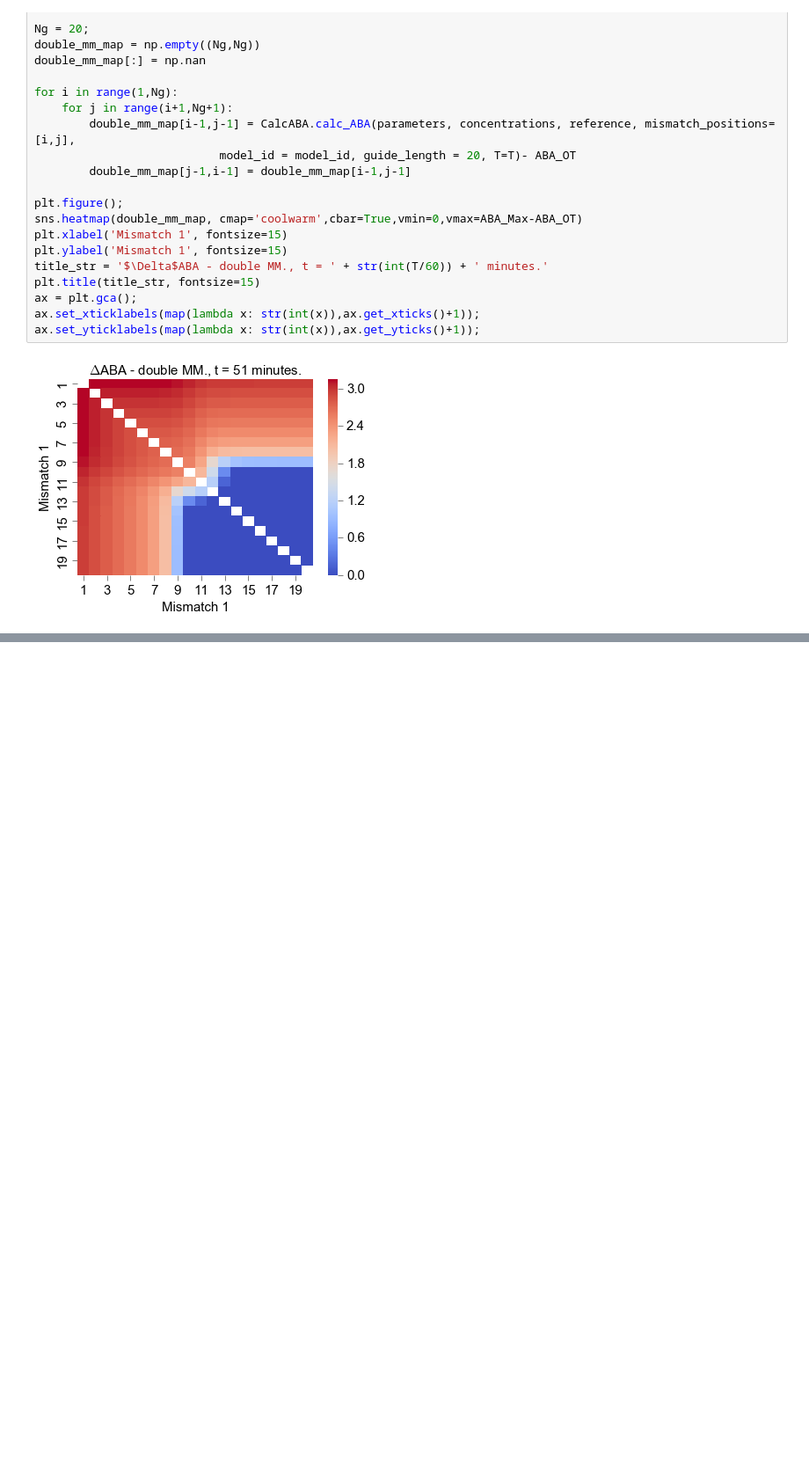
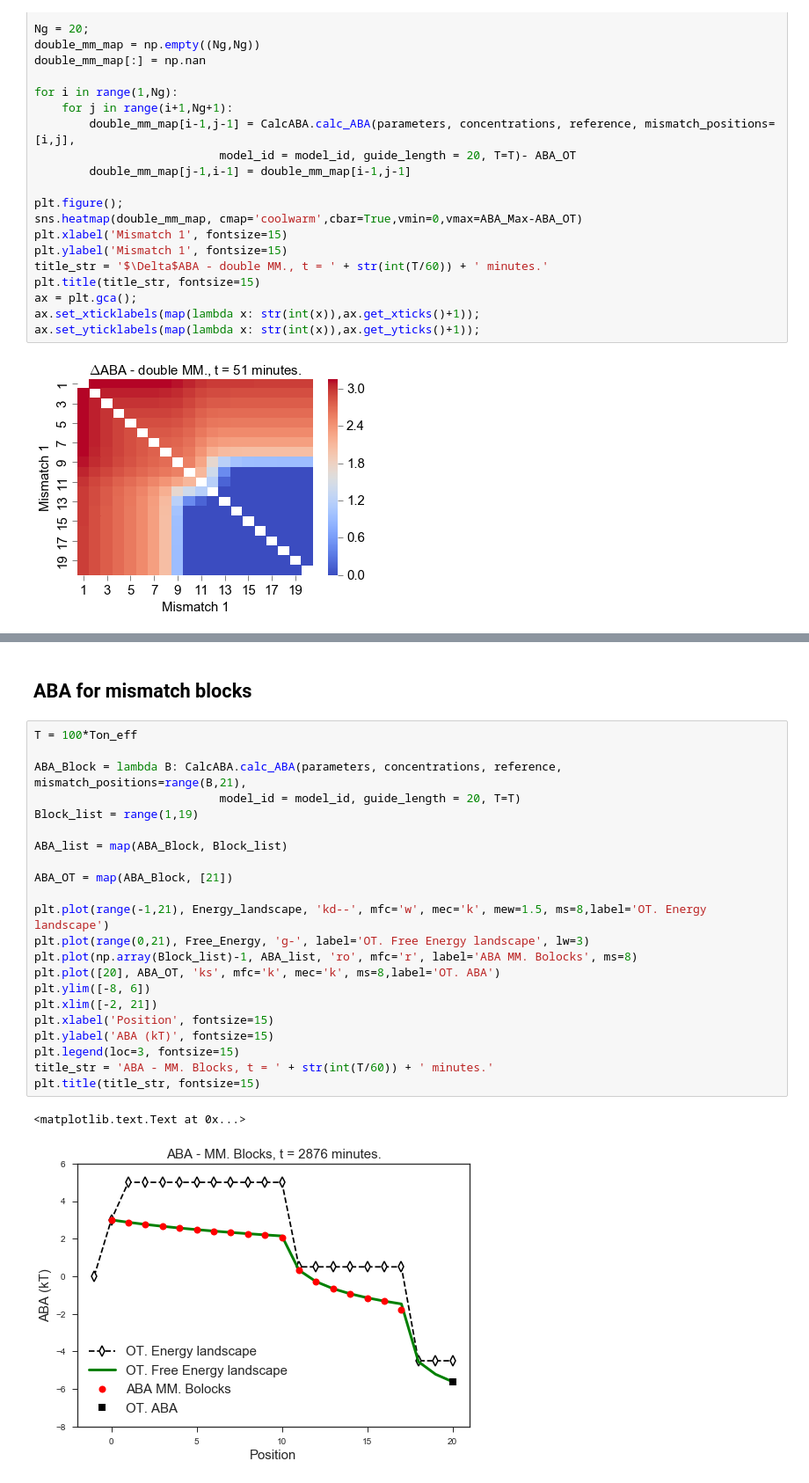
Before and after one commit to martin-depken/Energy-Landscape, a Jupyter notebook: code_ABA_Finkelsteinlab/ABA_toymodel.ipynb, the cells around one changed output, grey strips where cells are left out. Shown at 88% size. Drawn from its saved outputs; the diff is of its cells as text; blank space fills up the shorter version.

```diff
--- a/code_ABA_Finkelsteinlab/ABA_toymodel.ipynb
+++ b/code_ABA_Finkelsteinlab/ABA_toymodel.ipynb
@@ -347,0 +405,27 @@ ax.set_yticklabels(map(lambda x: str(int(x)),ax.get_yticks()+1));
+# %% [markdown]
+## ABA for mismatch blocks
+# %%
+T = 100*Ton_eff
+
+ABA_Block = lambda B: CalcABA.calc_ABA(parameters, concentrations, reference, mismatch_positions=range(B,21),
+                           model_id = model_id, guide_length = 20, T=T)
+Block_list = range(1,19)
+
+ABA_list = map(ABA_Block, Block_list)
+
+ABA_OT = map(ABA_Block, [21])
+
+plt.plot(range(-1,21), Energy_landscape, 'kd--', mfc='w', mec='k', mew=1.5, ms=8,label='OT. Energy landscape')
+plt.plot(range(0,21), Free_Energy, 'g-', label='OT. Free Energy landscape', lw=3)
+plt.plot(np.array(Block_list)-1, ABA_list, 'ro', mfc='r', label='ABA MM. Bolocks', ms=8)
+plt.plot([20], ABA_OT, 'ks', mfc='k', mec='k', ms=8,label='OT. ABA')
+plt.ylim([-8, 6])
+plt.xlim([-2, 21])
+plt.xlabel('Position', fontsize=15)
+plt.ylabel('ABA (kT)', fontsize=15)
+plt.legend(loc=3, fontsize=15)
+title_str = 'ABA - MM. Blocks, t = ' + str(int(T/60)) + ' minutes.'
+plt.title(title_str, fontsize=15)
+# %% [output]
+<matplotlib.text.Text at 0x...>
+[figure, added]
```
Also changed, not shown: parts of 8 cells of this notebook.
